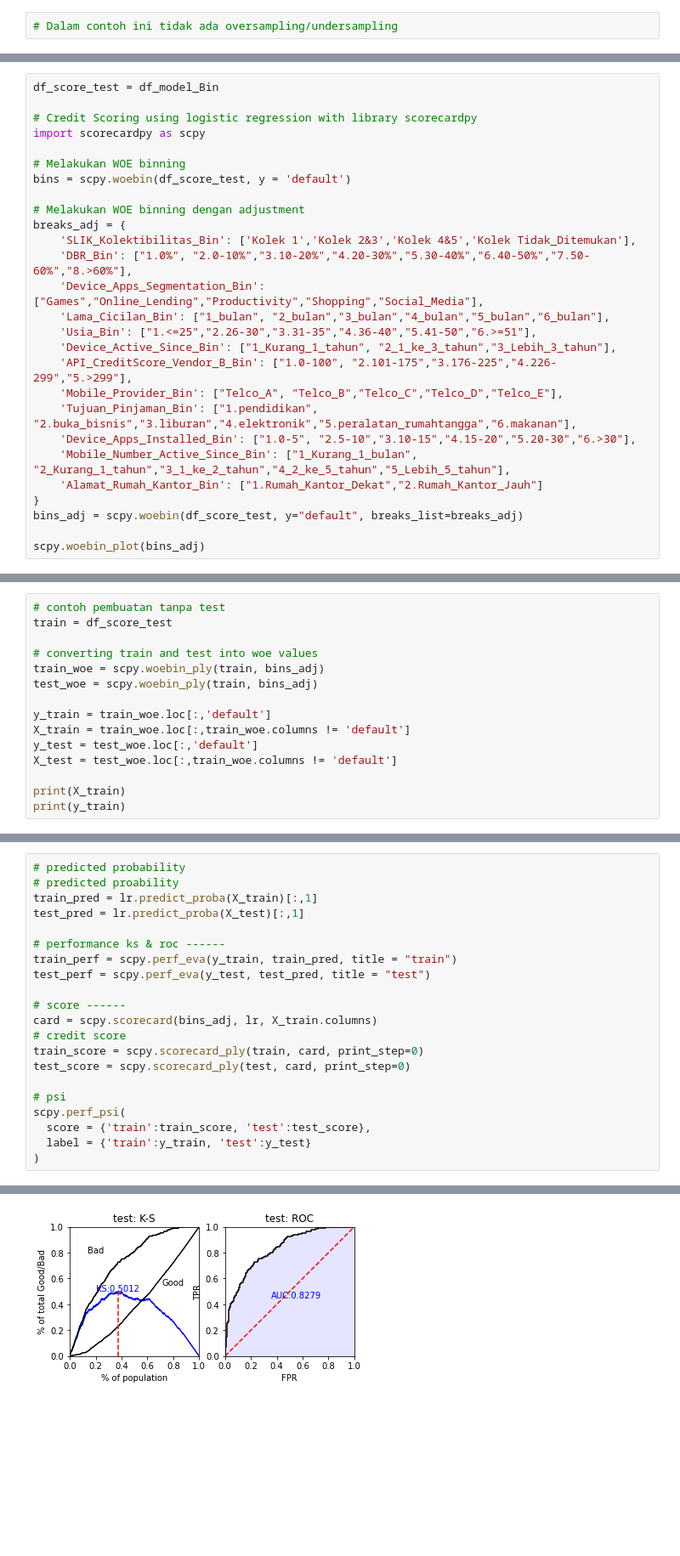
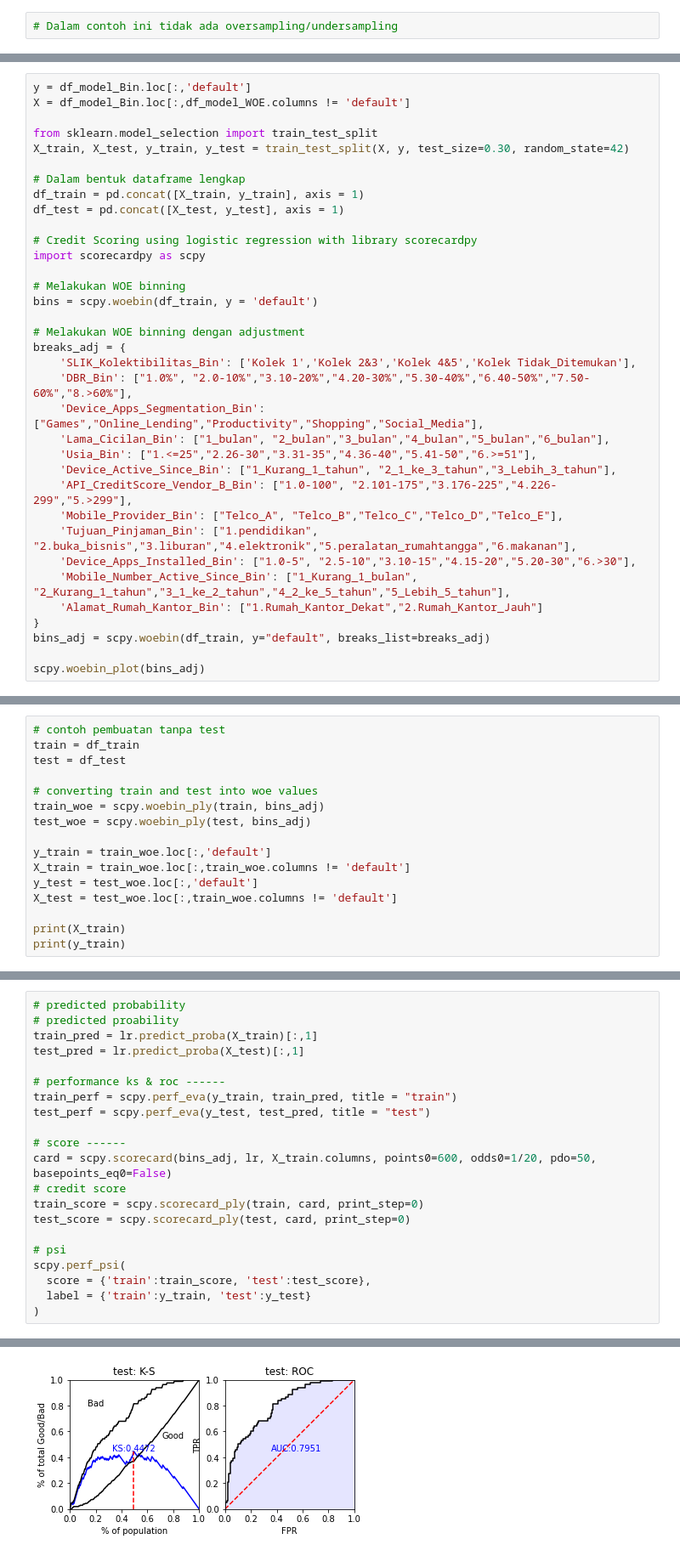
Before and after one commit to IndraLukasTjahaja/Digital_Credit_Risk, a Jupyter notebook: Bab 2 - Credit Scoring Modeling dengan Python.ipynb, the cells around one changed output, grey strips where cells are left out. Shown at 85% size. Drawn from its saved outputs; the diff is of its cells as text; blank space fills up the shorter version.

```diff
--- a/Bab 2 - Credit Scoring Modeling dengan Python.ipynb
+++ b/Bab 2 - Credit Scoring Modeling dengan Python.ipynb
@@ -1577,11 +1502,19 @@ files.download('X_train.csv')
 # %%
-df_score_test = df_model_Bin
+y = df_model_Bin.loc[:,'default']
+X = df_model_Bin.loc[:,df_model_WOE.columns != 'default']
+
+from sklearn.model_selection import train_test_split
+X_train, X_test, y_train, y_test = train_test_split(X, y, test_size=0.30, random_state=42)
+
+# Dalam bentuk dataframe lengkap
+df_train = pd.concat([X_train, y_train], axis = 1)
+df_test = pd.concat([X_test, y_test], axis = 1)
 
 # Credit Scoring using logistic regression with library scorecardpy
 import scorecardpy as scpy
 
 # Melakukan WOE binning
-bins = scpy.woebin(df_score_test, y = 'default')
+bins = scpy.woebin(df_train, y = 'default')
 
 # Melakukan WOE binning dengan adjustment
 breaks_adj = {
@@ -1598,7 +1531,7 @@ breaks_adj = {
     'Mobile_Number_Active_Since_Bin': ["1_Kurang_1_bulan", "2_Kurang_1_tahun","3_1_ke_2_tahun","4_2_ke_5_tahun","5_Lebih_5_tahun"],
     'Alamat_Rumah_Kantor_Bin': ["1.Rumah_Kantor_Dekat","2.Rumah_Kantor_Jauh"]
 }
-bins_adj = scpy.woebin(df_score_test, y="default", breaks_list=breaks_adj)
+bins_adj = scpy.woebin(df_train, y="default", breaks_list=breaks_adj)
 
 scpy.woebin_plot(bins_adj)
 # %% [output]
@@ -1631,10 +1564,11 @@ scpy.woebin_plot(bins_adj)
 # %%
 # contoh pembuatan tanpa test
-train = df_score_test
+train = df_train
+test = df_test
 
 # converting train and test into woe values
 train_woe = scpy.woebin_ply(train, bins_adj)
-test_woe = scpy.woebin_ply(train, bins_adj)
+test_woe = scpy.woebin_ply(test, bins_adj)
 
 y_train = train_woe.loc[:,'default']
 X_train = train_woe.loc[:,train_woe.columns != 'default']
@@ -1728,7 +1662,7 @@ train_perf = scpy.perf_eva(y_train, train_pred, title = "train")
 test_perf = scpy.perf_eva(y_test, test_pred, title = "test")
 
 # score ------
-card = scpy.scorecard(bins_adj, lr, X_train.columns)
+card = scpy.scorecard(bins_adj, lr, X_train.columns, points0=600, odds0=1/20, pdo=50, basepoints_eq0=False)
 # credit score
 train_score = scpy.scorecard_ply(train, card, print_step=0)
 test_score = scpy.scorecard_ply(test, card, print_step=0)
@@ -1743 +1677 @@ scpy.perf_psi(
-[figure, old version]
+[figure, new version]
```
Also changed, not shown: parts of 16 cells of this notebook.
